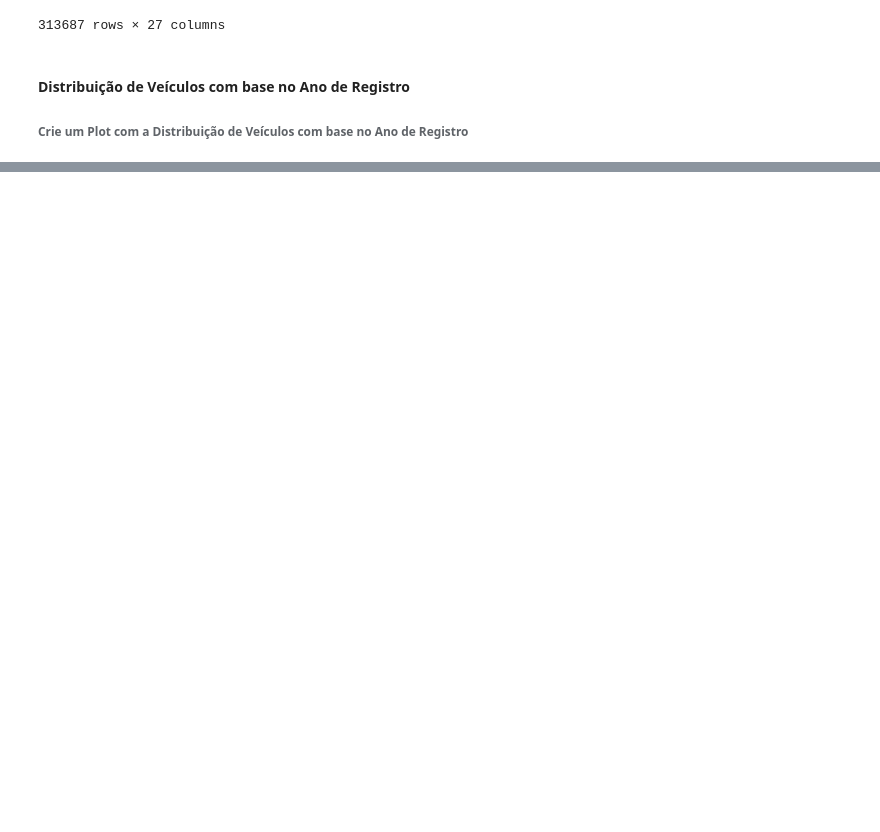
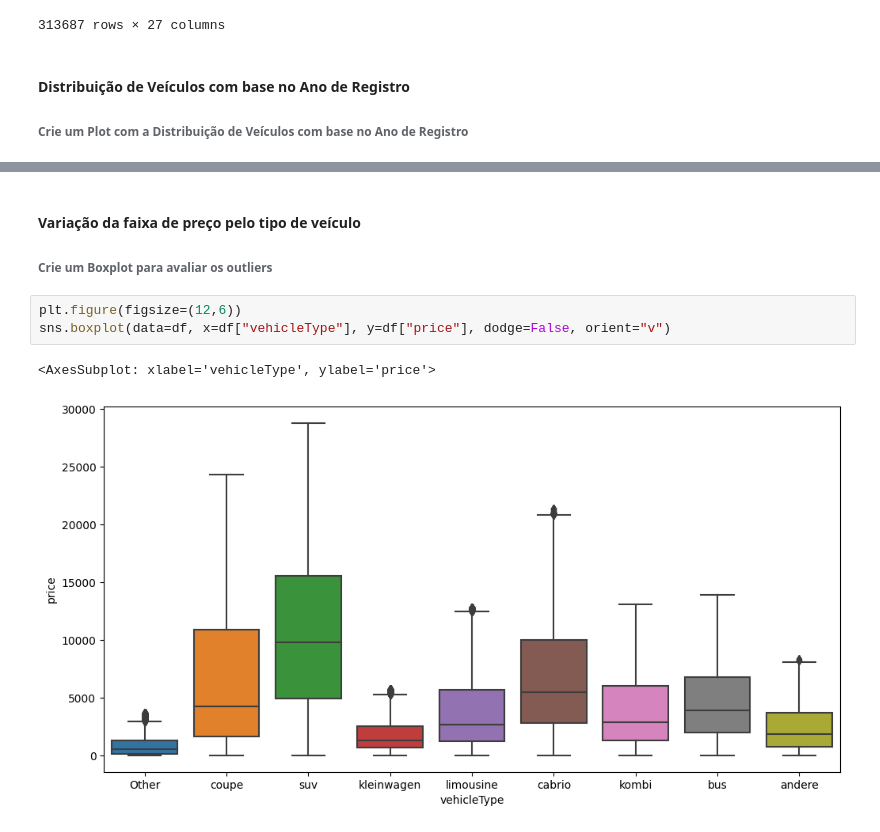
Before and after one commit to jllcen2011/Python_Fundamentos_para_Analise_de_Dados, a Jupyter notebook: 03 - MiniProjetoCap09/MiniProjetoCap09.ipynb, the cells around one changed output, grey strips where cells are left out. Saved outputs shown, nothing was run; the diff lists cells and outputs as text; blank space fills up the shorter version.

```diff
--- a/03 - MiniProjetoCap09/MiniProjetoCap09.ipynb
+++ b/03 - MiniProjetoCap09/MiniProjetoCap09.ipynb
@@ -38,0 +47,10 @@ plt.grid(True)
+# %% [markdown]
+#### Variação da faixa de preço pelo tipo de veículo
+
+###### Crie um Boxplot para avaliar os outliers
+# %%
+plt.figure(figsize=(12,6))
+sns.boxplot(data=df, x=df["vehicleType"], y=df["price"], dodge=False, orient="v")
+# %% [output]
+<AxesSubplot: xlabel='vehicleType', ylabel='price'>
+[figure, added]
```
Also changed, not shown: parts of 3 cells of this notebook.
